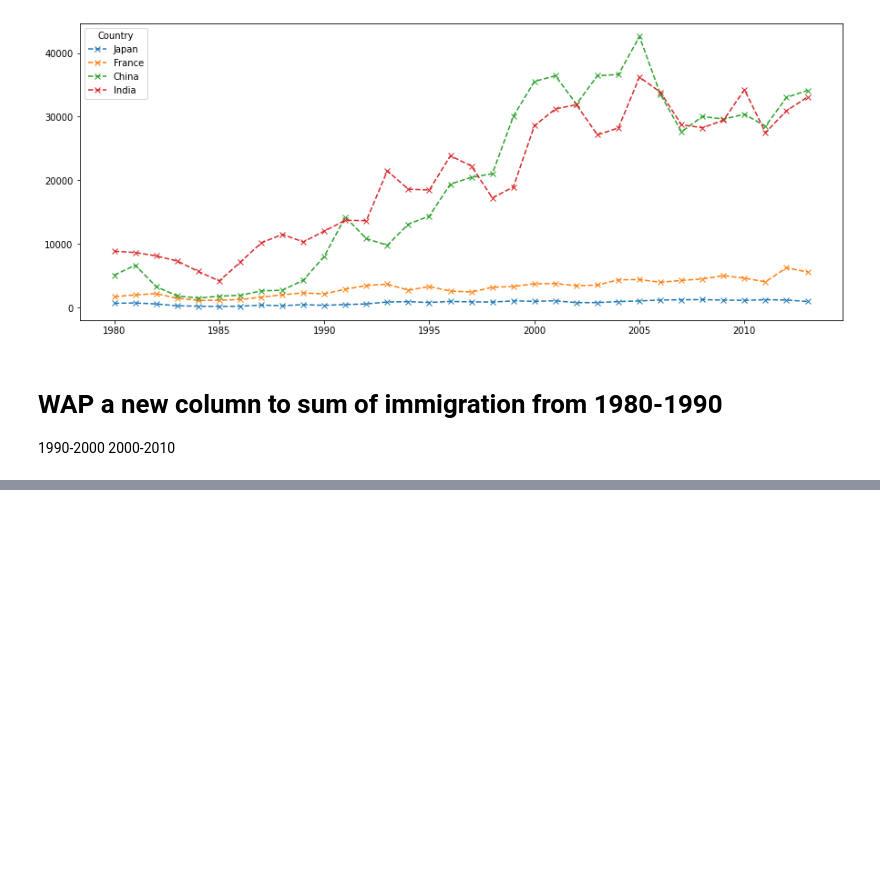
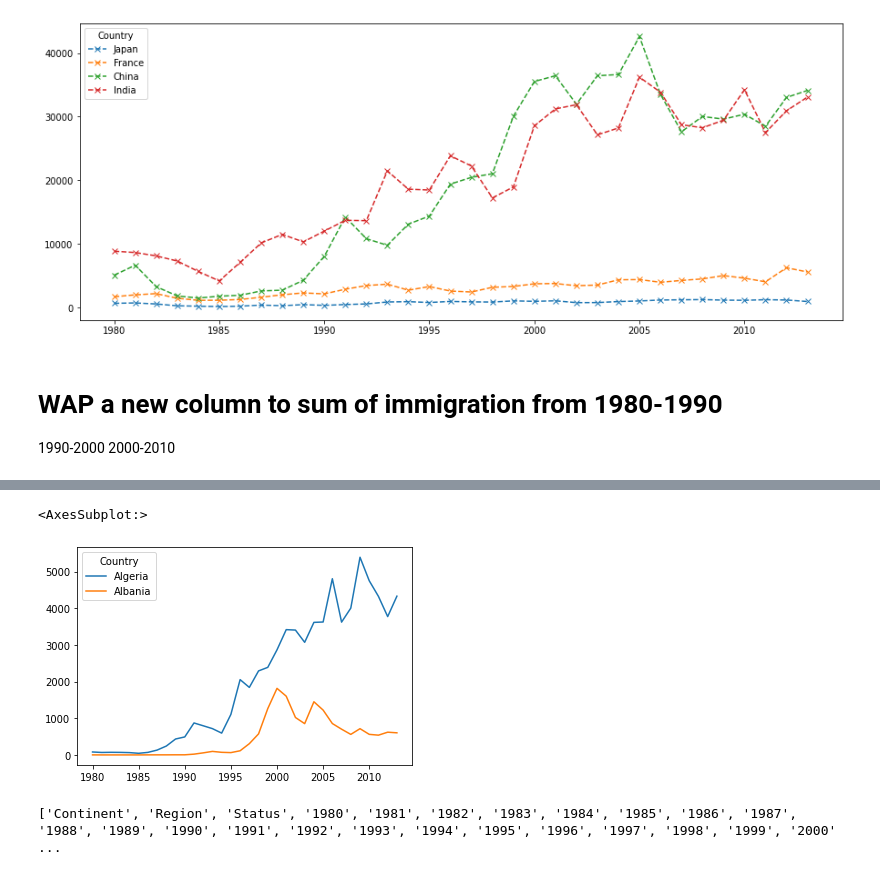
Before and after one commit to Letstry2code/Python-Basic, a Jupyter notebook: Data analysis/analysis.ipynb, the cells around one changed output, grey strips where cells are left out. Cells and saved outputs as stored; diff of their text form; code cells hidden in the pictures; blank space fills up the shorter version.

```diff
--- a/Data analysis/analysis.ipynb
+++ b/Data analysis/analysis.ipynb
@@ -62,8 +131,9 @@ canada.head(3)
 canada.rename(
     columns={
         'OdName':'Country',
-        'AreaName':'Region',
+        'AreaName':'Continent',
         'DevName':'Status',
+        'RegName':'Region'
     },
     inplace=True
 )
@@ -94,0 +214,5 @@ canada.loc[['Japan','France','China','India'],years].T.plot(kind='line',figsize=
+# %%
+canada['1980-1989']=canada.loc[:,map(str,range(1980,1990))].sum(axis=1)
+# %%
+canada['1990-1999']=canada.loc[:,map(str,range(1990,1999))].sum(axis=1)
+canada['2000-2009']=canada.loc[:,map(str,range(1990,1999))].sum(axis=1)
@@ -94,0 +336,9 @@ canada.loc[['Japan','France','China','India'],years].T.plot(kind='line',figsize=
+# %%
+canada.loc[['Algeria','Albania'],years].T.plot()
+# %% [output]
+<AxesSubplot:>
+[figure, added]
+# %%
+print(canada.columns.to_list())
+# %% [output]
+['Continent', 'Region', 'Status', '1980', '1981', '1982', '1983', '1984', '1985', '1986', '1987', '1988', '1989', '1990', '1991', '1992', '1993', '1994', '1995', '1996', '1997', '1998', '1999', '2000' ...
```
Also changed, not shown: parts of 48 cells of this notebook, 1 other file.
